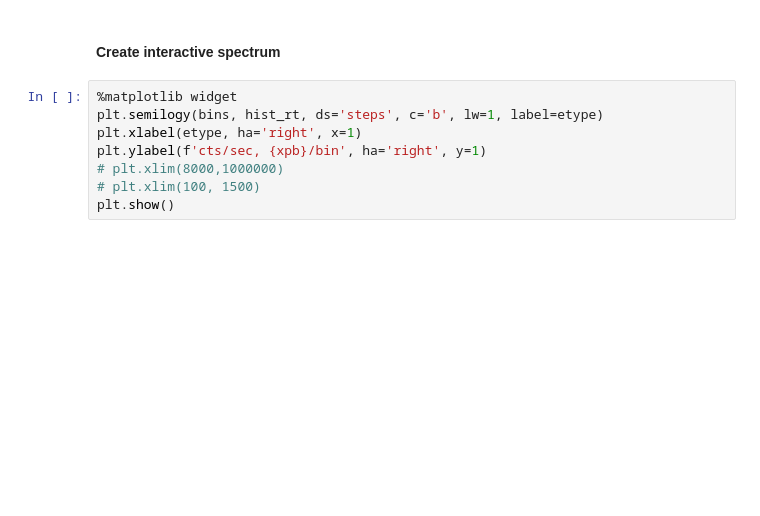
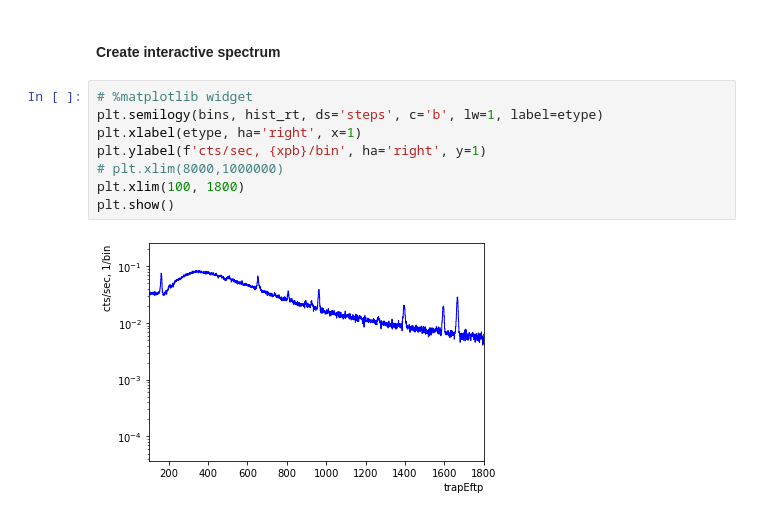
Before and after one commit to legend-exp/CAGE, a Jupyter notebook: processing/energy_raw.ipynb, the cells around one changed output. Cells and saved outputs as stored; diff of their text form; blank space fills up the shorter version.

```diff
--- a/processing/energy_raw.ipynb
+++ b/processing/energy_raw.ipynb
@@ -74,13 +90,15 @@ print(f'\nRaw E: {etype}, {len(data)} cts, runtime: {runtime_min:.2f} min')
 # %% [markdown]
 #### Create interactive spectrum
 # %%
-%matplotlib widget
+# %matplotlib widget
 plt.semilogy(bins, hist_rt, ds='steps', c='b', lw=1, label=etype)
 plt.xlabel(etype, ha='right', x=1)
 plt.ylabel(f'cts/sec, {xpb}/bin', ha='right', y=1)
 # plt.xlim(8000,1000000)
-# plt.xlim(100, 1500)
+plt.xlim(100, 1800)
 plt.show()
+# %% [output]
+[figure, added]
 # %%
 # draw a few lines in the uncalibrated spectrum
 
```
Also changed, not shown: parts of 5 cells of this notebook, 12 other files.
